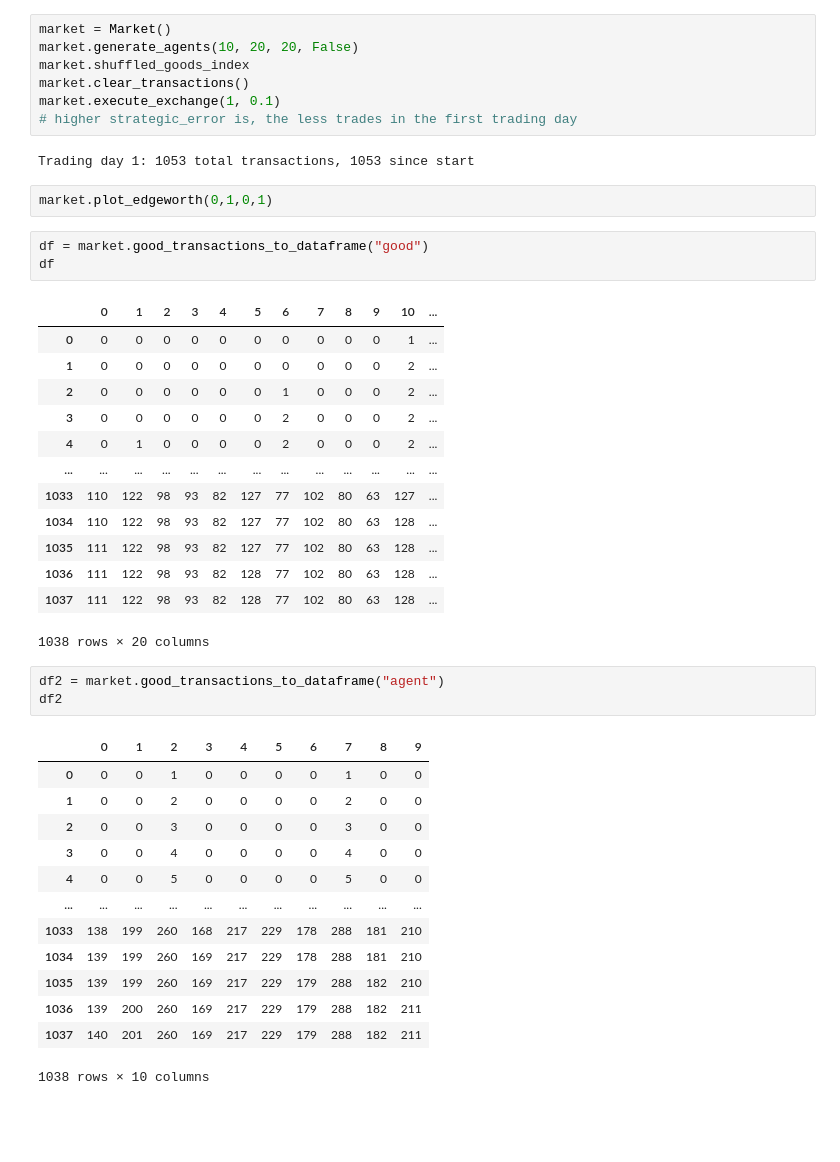
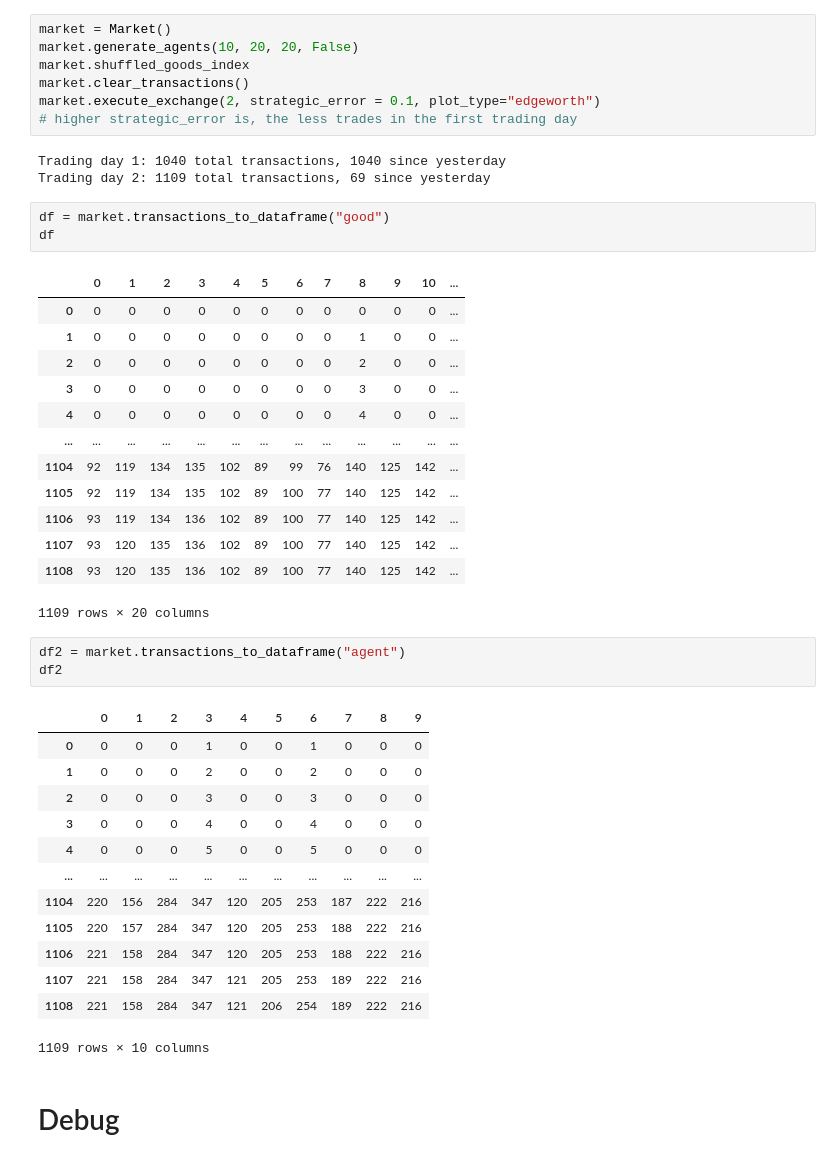
Before and after one commit to johnthwong/bi-exchange, a Jupyter notebook: bi_exchange_notebook_edgeworth.ipynb, the cells around one changed output. Cells and saved outputs as stored; diff of their text form; blank space fills up the shorter version.

Commit message:
fixes edgeworth box plot method

```diff
--- a/bi_exchange_notebook_edgeworth.ipynb
+++ b/bi_exchange_notebook_edgeworth.ipynb
@@ -23,46 +38,47 @@ market = Market()
 market.generate_agents(10, 20, 20, False)
 market.shuffled_goods_index
 market.clear_transactions()
-market.execute_exchange(1, 0.1)
+market.execute_exchange(2, strategic_error = 0.1, plot_type="edgeworth")
 # higher strategic_error is, the less trades in the first trading day
 # %% [output]
-Trading day 1: 1053 total transactions, 1053 since start
+Trading day 1: 1040 total transactions, 1040 since yesterday
+Trading day 2: 1109 total transactions, 69 since yesterday
-# %%
-market.plot_edgeworth(0,1,0,1)
 # %%
-df = market.good_transactions_to_dataframe("good")
+df = market.transactions_to_dataframe("good")
 df
 # %% [output]
 |  | 0 | 1 | 2 | 3 | 4 | 5 | 6 | 7 | 8 | 9 | 10 | ... |
-| 0 | 0 | 0 | 0 | 0 | 0 | 0 | 0 | 0 | 0 | 0 | 1 | ... |
-| 1 | 0 | 0 | 0 | 0 | 0 | 0 | 0 | 0 | 0 | 0 | 2 | ... |
-| 2 | 0 | 0 | 0 | 0 | 0 | 0 | 1 | 0 | 0 | 0 | 2 | ... |
-| 3 | 0 | 0 | 0 | 0 | 0 | 0 | 2 | 0 | 0 | 0 | 2 | ... |
-| 4 | 0 | 1 | 0 | 0 | 0 | 0 | 2 | 0 | 0 | 0 | 2 | ... |
+| 0 | 0 | 0 | 0 | 0 | 0 | 0 | 0 | 0 | 0 | 0 | 0 | ... |
+| 1 | 0 | 0 | 0 | 0 | 0 | 0 | 0 | 0 | 1 | 0 | 0 | ... |
+| 2 | 0 | 0 | 0 | 0 | 0 | 0 | 0 | 0 | 2 | 0 | 0 | ... |
+| 3 | 0 | 0 | 0 | 0 | 0 | 0 | 0 | 0 | 3 | 0 | 0 | ... |
+| 4 | 0 | 0 | 0 | 0 | 0 | 0 | 0 | 0 | 4 | 0 | 0 | ... |
 | ... | ... | ... | ... | ... | ... | ... | ... | ... | ... | ... | ... | ... |
-| 1033 | 110 | 122 | 98 | 93 | 82 | 127 | 77 | 102 | 80 | 63 | 127 | ... |
-| 1034 | 110 | 122 | 98 | 93 | 82 | 127 | 77 | 102 | 80 | 63 | 128 | ... |
-| 1035 | 111 | 122 | 98 | 93 | 82 | 127 | 77 | 102 | 80 | 63 | 128 | ... |
-| 1036 | 111 | 122 | 98 | 93 | 82 | 128 | 77 | 102 | 80 | 63 | 128 | ... |
-| 1037 | 111 | 122 | 98 | 93 | 82 | 128 | 77 | 102 | 80 | 63 | 128 | ... |
+| 1104 | 92 | 119 | 134 | 135 | 102 | 89 | 99 | 76 | 140 | 125 | 142 | ... |
+| 1105 | 92 | 119 | 134 | 135 | 102 | 89 | 100 | 77 | 140 | 125 | 142 | ... |
+| 1106 | 93 | 119 | 134 | 136 | 102 | 89 | 100 | 77 | 140 | 125 | 142 | ... |
+| 1107 | 93 | 120 | 135 | 136 | 102 | 89 | 100 | 77 | 140 | 125 | 142 | ... |
+| 1108 | 93 | 120 | 135 | 136 | 102 | 89 | 100 | 77 | 140 | 125 | 142 | ... |
-1038 rows × 20 columns
+1109 rows × 20 columns
 # %%
-df2 = market.good_transactions_to_dataframe("agent")
+df2 = market.transactions_to_dataframe("agent")
 df2
 # %% [output]
 |  | 0 | 1 | 2 | 3 | 4 | 5 | 6 | 7 | 8 | 9 |
-| 0 | 0 | 0 | 1 | 0 | 0 | 0 | 0 | 1 | 0 | 0 |
-| 1 | 0 | 0 | 2 | 0 | 0 | 0 | 0 | 2 | 0 | 0 |
-| 2 | 0 | 0 | 3 | 0 | 0 | 0 | 0 | 3 | 0 | 0 |
-| 3 | 0 | 0 | 4 | 0 | 0 | 0 | 0 | 4 | 0 | 0 |
-| 4 | 0 | 0 | 5 | 0 | 0 | 0 | 0 | 5 | 0 | 0 |
+| 0 | 0 | 0 | 0 | 1 | 0 | 0 | 1 | 0 | 0 | 0 |
+| 1 | 0 | 0 | 0 | 2 | 0 | 0 | 2 | 0 | 0 | 0 |
+| 2 | 0 | 0 | 0 | 3 | 0 | 0 | 3 | 0 | 0 | 0 |
+| 3 | 0 | 0 | 0 | 4 | 0 | 0 | 4 | 0 | 0 | 0 |
+| 4 | 0 | 0 | 0 | 5 | 0 | 0 | 5 | 0 | 0 | 0 |
 | ... | ... | ... | ... | ... | ... | ... | ... | ... | ... | ... |
-| 1033 | 138 | 199 | 260 | 168 | 217 | 229 | 178 | 288 | 181 | 210 |
-| 1034 | 139 | 199 | 260 | 169 | 217 | 229 | 178 | 288 | 181 | 210 |
-| 1035 | 139 | 199 | 260 | 169 | 217 | 229 | 179 | 288 | 182 | 210 |
-| 1036 | 139 | 200 | 260 | 169 | 217 | 229 | 179 | 288 | 182 | 211 |
-| 1037 | 140 | 201 | 260 | 169 | 217 | 229 | 179 | 288 | 182 | 211 |
+| 1104 | 220 | 156 | 284 | 347 | 120 | 205 | 253 | 187 | 222 | 216 |
+| 1105 | 220 | 157 | 284 | 347 | 120 | 205 | 253 | 188 | 222 | 216 |
+| 1106 | 221 | 158 | 284 | 347 | 120 | 205 | 253 | 188 | 222 | 216 |
+| 1107 | 221 | 158 | 284 | 347 | 121 | 205 | 253 | 189 | 222 | 216 |
+| 1108 | 221 | 158 | 284 | 347 | 121 | 206 | 254 | 189 | 222 | 216 |
-1038 rows × 10 columns
+1109 rows × 10 columns
+# %% [markdown]
+# Debug
 # %%
 market.agents[0].get_entire_inventory()
 # %% [output]
```
Also changed, not shown: parts of 10 cells of this notebook, 2 other files.
